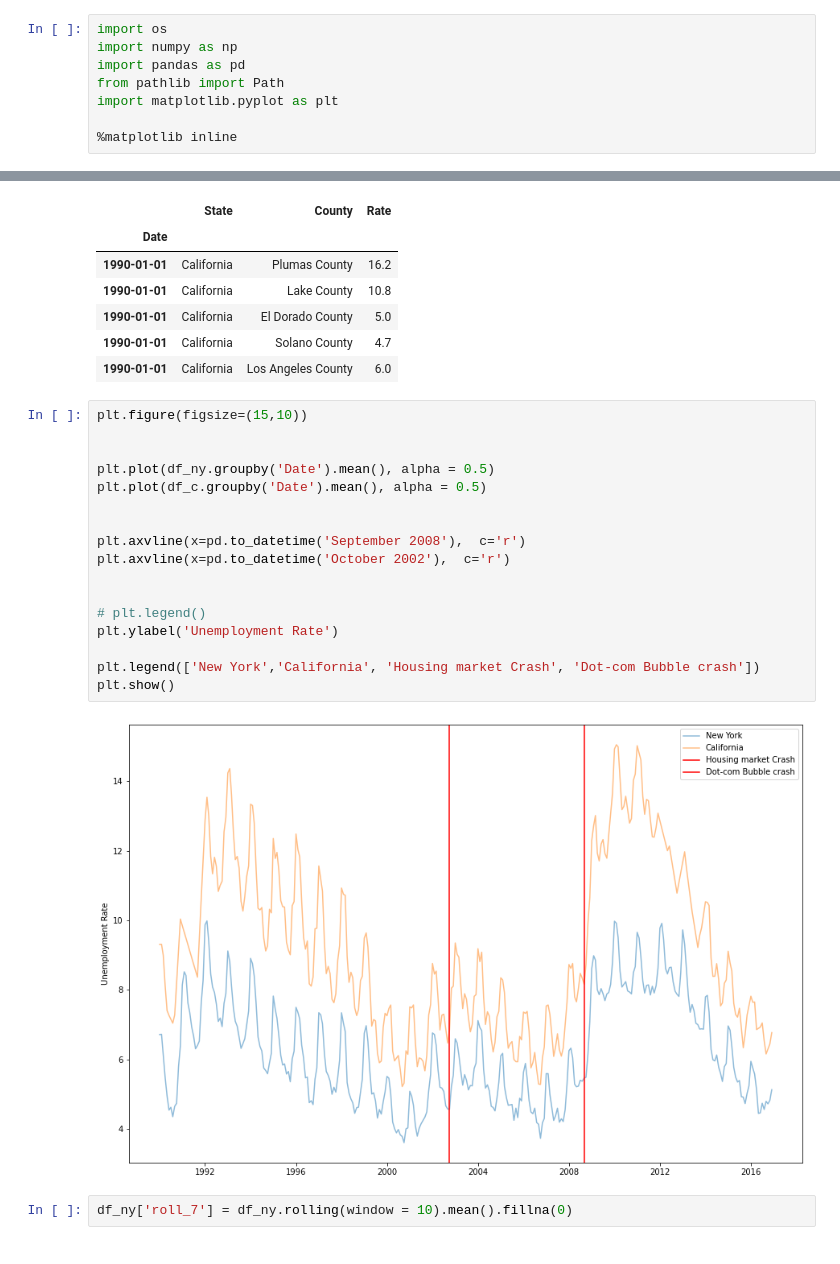
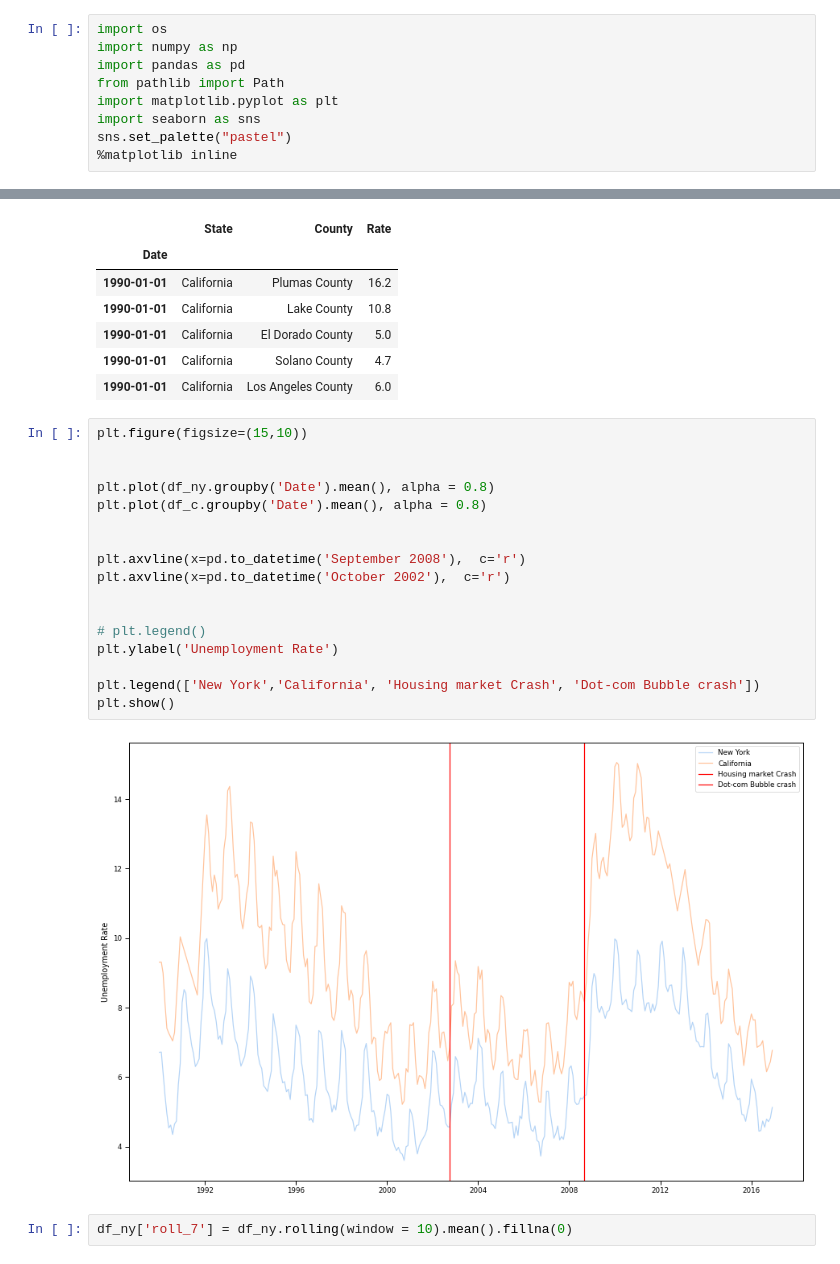
Before and after one commit to ArthDh/ECE-225, a Jupyter notebook: notebooks/reg_testing2.ipynb, the cells around one changed output, grey strips where cells are left out. Drawn from its saved outputs; the diff is of its cells as text.

```diff
--- a/notebooks/reg_testing2.ipynb
+++ b/notebooks/reg_testing2.ipynb
@@ -4,7 +4,8 @@ import numpy as np
 import pandas as pd
 from pathlib import Path
 import matplotlib.pyplot as plt
-
+import seaborn as sns
+sns.set_palette("pastel")
 %matplotlib inline
 # %%
 data_path = Path('../data/output.csv')
@@ -66,22 +67,22 @@ df_c.head()
 # %%
 plt.figure(figsize=(15,10))
 
 
-plt.plot(df_ny.groupby('Date').mean(), alpha = 0.5)
-plt.plot(df_c.groupby('Date').mean(), alpha = 0.5)
+plt.plot(df_ny.groupby('Date').mean(), alpha = 0.8)
+plt.plot(df_c.groupby('Date').mean(), alpha = 0.8)
 
 
 plt.axvline(x=pd.to_datetime('September 2008'),  c='r')
 plt.axvline(x=pd.to_datetime('October 2002'),  c='r')
 
 
 # plt.legend()
 plt.ylabel('Unemployment Rate')
 
 plt.legend(['New York','California', 'Housing market Crash', 'Dot-com Bubble crash'])
 plt.show()
 # %% [output]
-[figure, old version]
+[figure, new version]
 # %%
 df_ny['roll_7'] = df_ny.rolling(window = 10).mean().fillna(0)
 # %%
```
Also changed, not shown: parts of 14 cells of this notebook.
